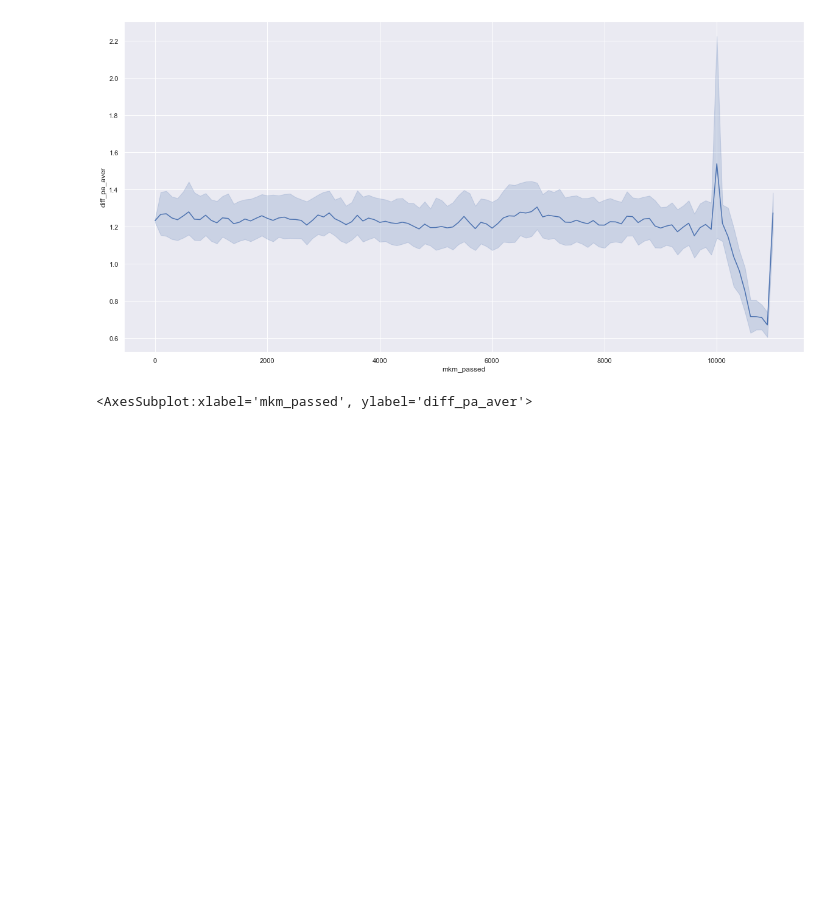
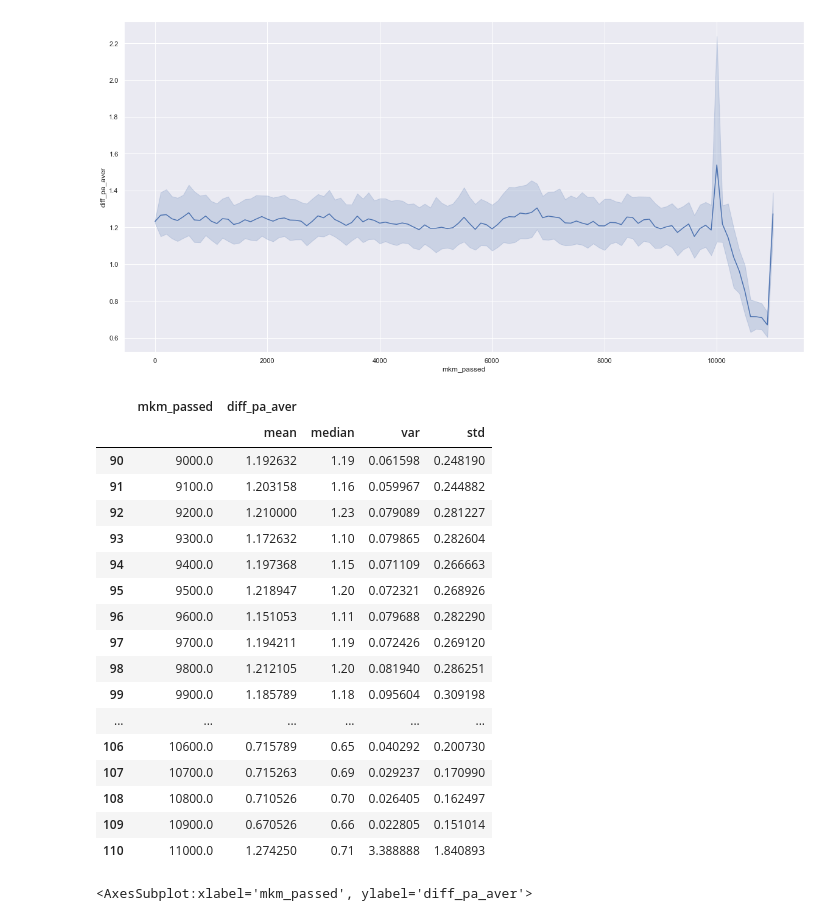
Before and after one commit to avmlds/touch-sensor, a Jupyter notebook: python/Untitled1.ipynb, the cells around one changed output. Drawn from its saved outputs; the diff is of its cells as text; code cells hidden in the pictures; blank space fills up the shorter version.

```diff
--- a/python/Untitled1.ipynb
+++ b/python/Untitled1.ipynb
@@ -18,3 +20,28 @@ sns.lineplot(data=d[["mkm_passed", "diff_pa_aver"]], x="mkm_passed", y="diff_pa_
+# %%
+d.groupby("mkm_passed").agg(
+    {
+        "diff_pa_aver": [np.mean, np.median, np.var, np.std]
+    }
+).reset_index().loc[90:110]
+# %% [output]
+|  | mkm_passed | diff_pa_aver |  |  |  |
+|  |  | mean | median | var | std |
+| 90 | 9000.0 | 1.192632 | 1.19 | 0.061598 | 0.248190 |
+| 91 | 9100.0 | 1.203158 | 1.16 | 0.059967 | 0.244882 |
+| 92 | 9200.0 | 1.210000 | 1.23 | 0.079089 | 0.281227 |
+| 93 | 9300.0 | 1.172632 | 1.10 | 0.079865 | 0.282604 |
+| 94 | 9400.0 | 1.197368 | 1.15 | 0.071109 | 0.266663 |
+| 95 | 9500.0 | 1.218947 | 1.20 | 0.072321 | 0.268926 |
+| 96 | 9600.0 | 1.151053 | 1.11 | 0.079688 | 0.282290 |
+| 97 | 9700.0 | 1.194211 | 1.19 | 0.072426 | 0.269120 |
+| 98 | 9800.0 | 1.212105 | 1.20 | 0.081940 | 0.286251 |
+| 99 | 9900.0 | 1.185789 | 1.18 | 0.095604 | 0.309198 |
+| ... | ... | ... | ... | ... | ... |
+| 106 | 10600.0 | 0.715789 | 0.65 | 0.040292 | 0.200730 |
+| 107 | 10700.0 | 0.715263 | 0.69 | 0.029237 | 0.170990 |
+| 108 | 10800.0 | 0.710526 | 0.70 | 0.026405 | 0.162497 |
+| 109 | 10900.0 | 0.670526 | 0.66 | 0.022805 | 0.151014 |
+| 110 | 11000.0 | 1.274250 | 0.71 | 3.388888 | 1.840893 |
 # %%
 sns.lineplot(data=d2[["mkm_passed", "diff_pa_aver"]], x="mkm_passed", y="diff_pa_aver")
 # %% [output]
```
Also changed, not shown: parts of 2 cells of this notebook.
